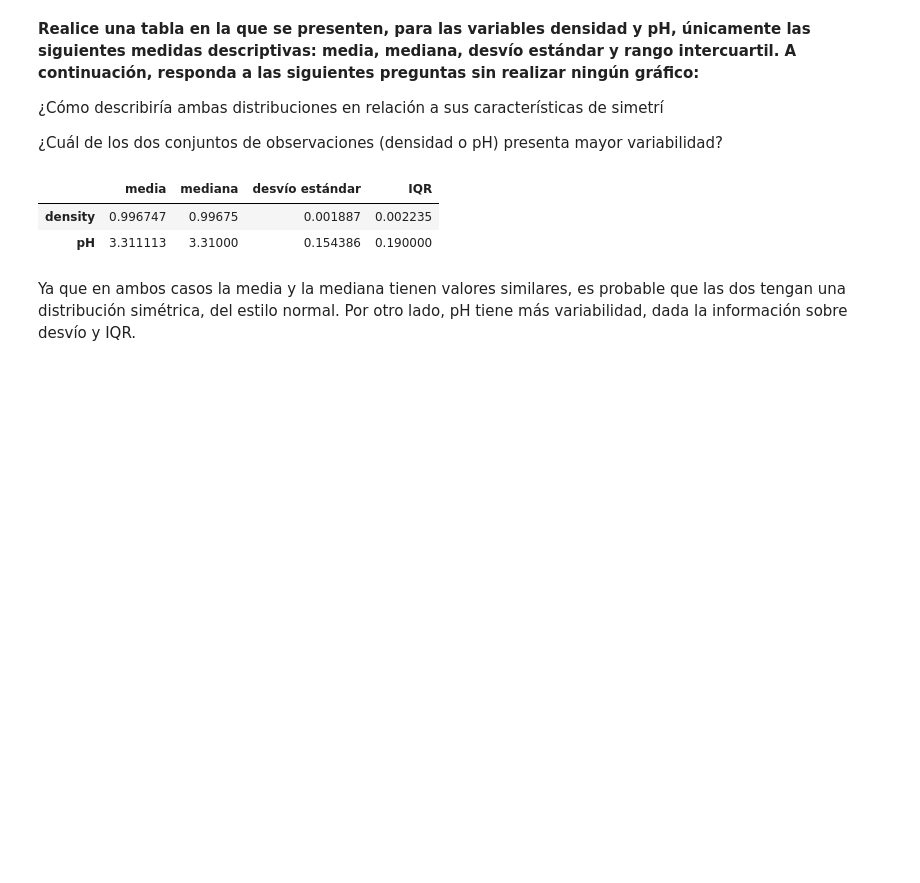
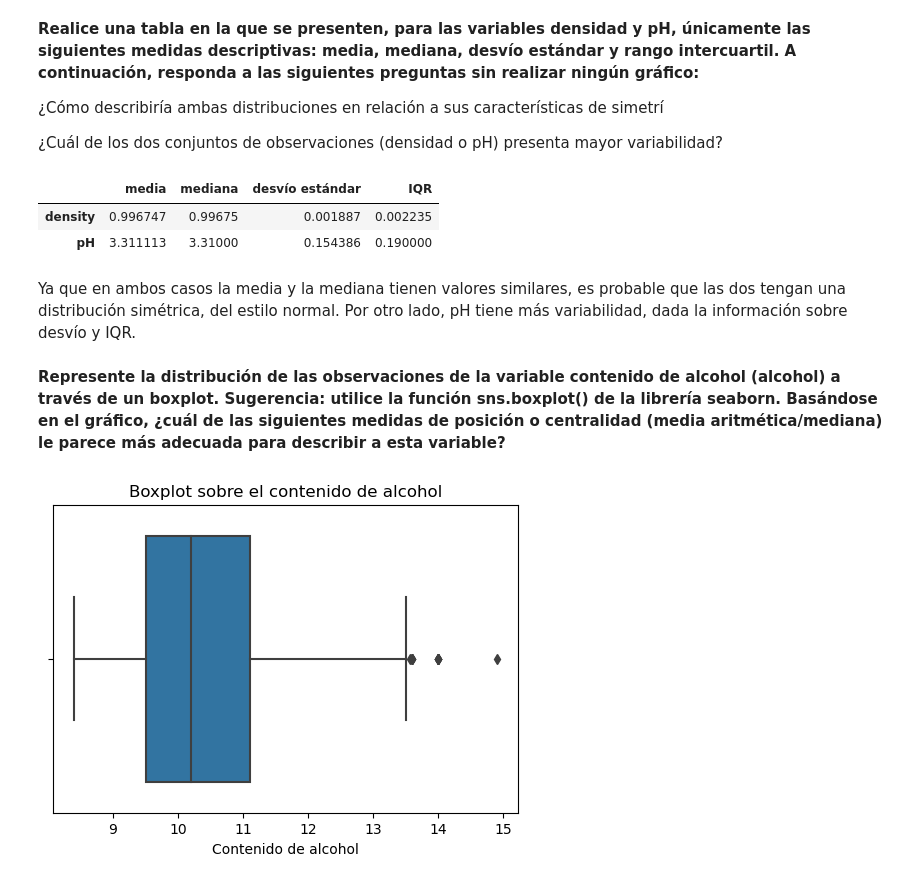
Before and after one commit to CaroRuiz92/exploracion_estadistica_pandas, a Jupyter notebook: Pract_3.ipynb, the cells around one changed output. Drawn from its saved outputs; the diff is of its cells as text; code cells hidden in the pictures; blank space fills up the shorter version.

Commit message:
Análisis descriptivos estadísticos y con boxplots

```diff
--- a/Pract_3.ipynb
+++ b/Pract_3.ipynb
@@ -116,3 +117,7 @@ tabla_resumen
 | pH | 3.311113 | 3.31000 | 0.154386 | 0.190000 |
 # %% [markdown]
 Ya que en ambos casos la media y la mediana tienen valores similares, es probable que las dos tengan una distribución simétrica, del estilo normal. Por otro lado, pH tiene más variabilidad, dada la información sobre desvío y IQR.
+# %% [markdown]
+**Represente la distribución de las observaciones de la variable contenido de alcohol (alcohol) a través de un boxplot. Sugerencia: utilice la función sns.boxplot() de la librería seaborn. Basándose en el gráfico, ¿cuál de las siguientes medidas de posición o centralidad (media aritmética/mediana) le parece más adecuada para describir a esta variable?**
+# %%
+data_boxplot = data_wine['alcohol']
@@ -118,0 +127,8 @@ Ya que en ambos casos la media y la mediana tienen valores similares, es probabl
+# %%
+plt.figure(figsize=(6,4))
+sns.boxplot(x=data_boxplot)
+plt.title('Boxplot sobre el contenido de alcohol')
+plt.xlabel('Contenido de alcohol')
+plt.show()
+# %% [output]
+[figure, added]
```
Also changed, not shown: parts of 24 cells of this notebook.
